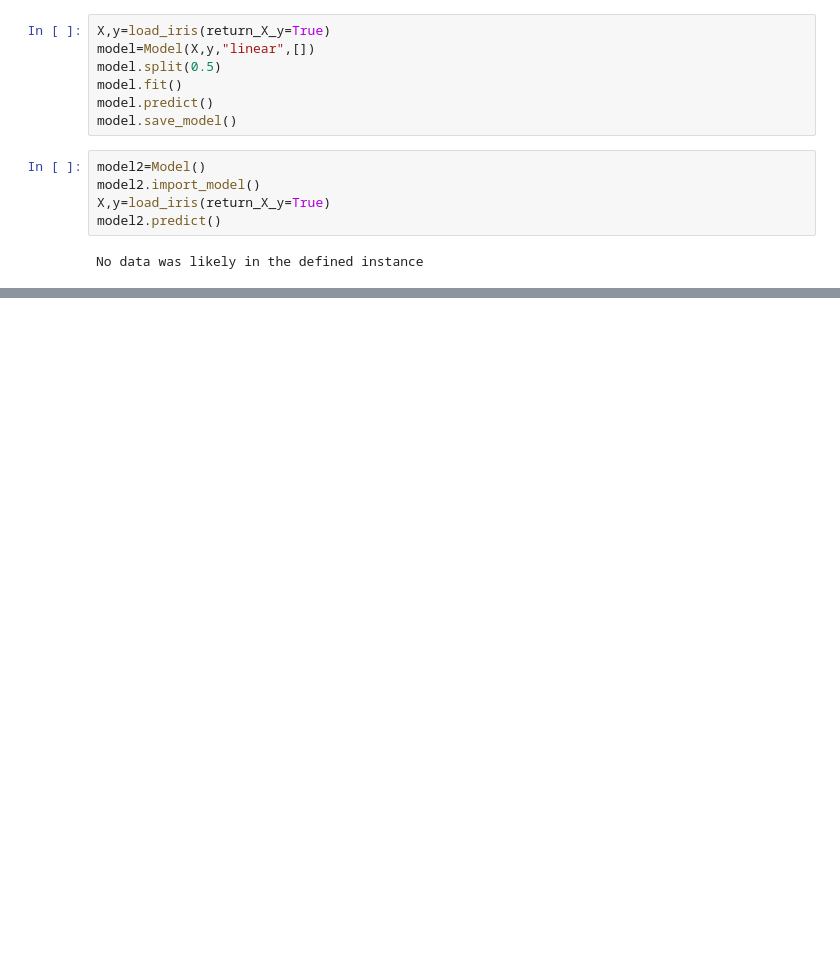
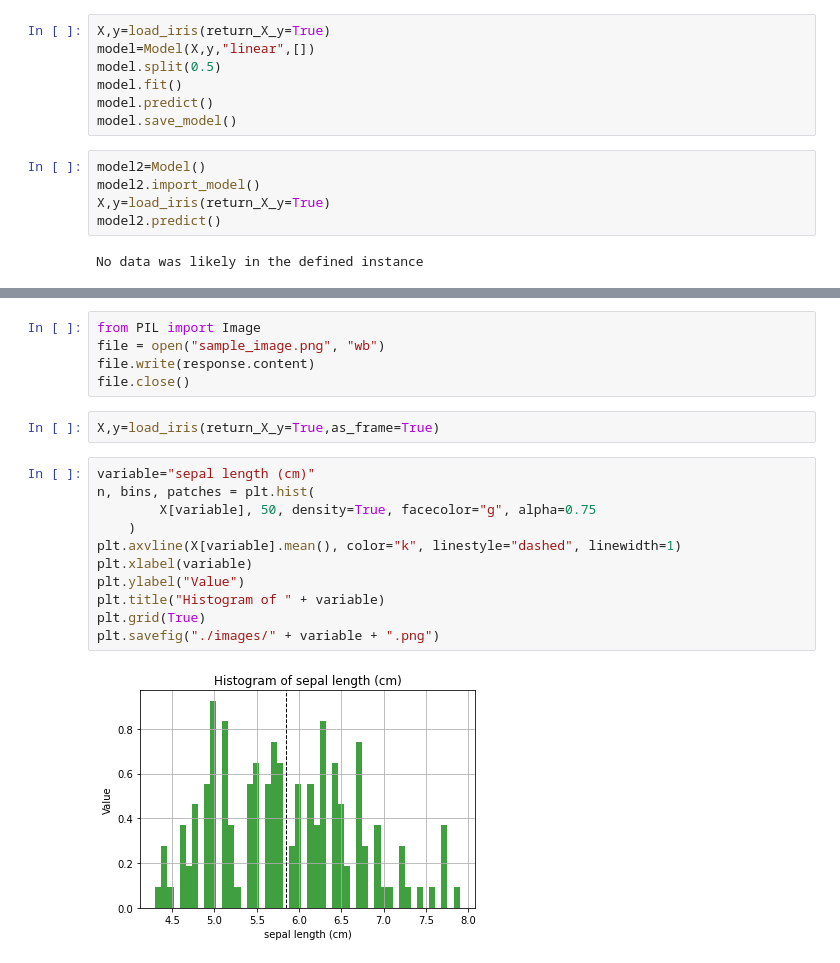
Before and after one commit to Laoban-man/P7_scoring, a Jupyter notebook: P7_03_scoring.ipynb, the cells around one changed output, grey strips where cells are left out. Drawn from its saved outputs; the diff is of its cells as text; blank space fills up the shorter version.

```diff
--- a/P7_03_scoring.ipynb
+++ b/P7_03_scoring.ipynb
@@ -88,0 +103,20 @@ No data was likely in the defined instance
+# %%
+from PIL import Image
+file = open("sample_image.png", "wb")
+file.write(response.content)
+file.close()
+# %%
+X,y=load_iris(return_X_y=True,as_frame=True)
+# %%
+variable="sepal length (cm)"
+n, bins, patches = plt.hist(
+        X[variable], 50, density=True, facecolor="g", alpha=0.75
+    )
+plt.axvline(X[variable].mean(), color="k", linestyle="dashed", linewidth=1)
+plt.xlabel(variable)
+plt.ylabel("Value")
+plt.title("Histogram of " + variable)
+plt.grid(True)
+plt.savefig("./images/" + variable + ".png")
+# %% [output]
+[figure, added]
```
Also changed, not shown: parts of 5 cells of this notebook, 9 other files.
